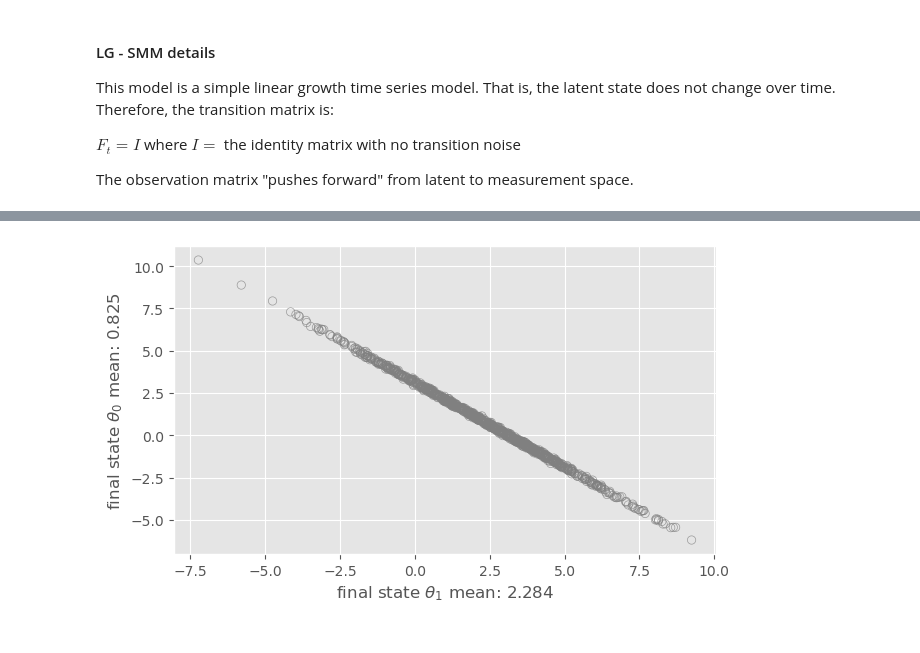
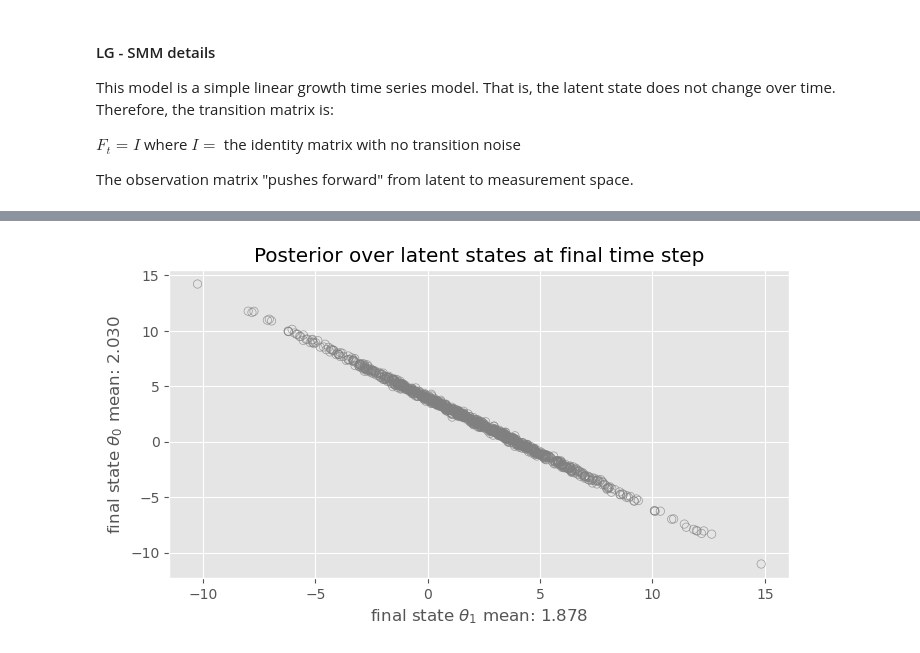
Before and after one commit to GStechschulte/books-with-code, a Jupyter notebook: bmcp/ch_6_pyro.ipynb, the cells around one changed output, grey strips where cells are left out. Drawn from its saved outputs; the diff is of its cells as text; code cells hidden in the pictures.

```diff
--- a/bmcp/ch_6_pyro.ipynb
+++ b/bmcp/ch_6_pyro.ipynb
@@ -531,24 +412,20 @@ init_dist = dist.Normal(0., 5.).expand([2]).to_event(1)
 
 # F_t
 trans_matrix = torch.eye(2)
-#trans_matrix = torch.exp(-1 / timescale)[..., None, None]
 
 # eta_t ~ Normal(), Q_t)
-trans_dist = dist.Normal(0., 1e-2).expand([2]).to_event(1)
+trans_dist = dist.Normal(0., 0.05).expand([2]).to_event(1)
 
 # H_t
 # hidden_dim x obs_dim
 obs_matrix = torch.tensor([[1.], [1.]])
 obs_dist = dist.Normal(0., 0.4).expand([1]).to_event(1)
 # %%
-lgsmm_sample = dist.GaussianHMM(
+gaussian_hmm = dist.GaussianHMM(
     initial_dist=init_dist,
     transition_matrix=trans_matrix,
     transition_dist=trans_dist,
     observation_dist=obs_dist,
     observation_matrix=obs_matrix,
     duration=time_stamp.size(-2)
-    ).sample()
-
-plt.figure(figsize=(8, 3))
-plt.plot(time_stamp, lgsmm_sample);
+    )
@@ -555,20 +440,18 @@ plt.plot(time_stamp, lgsmm_sample);
 # %%
-# Compute posterior over final state given a sequence of observations.
-lgsmm_filter = dist.GaussianHMM(
-    initial_dist=init_dist,
-    transition_matrix=trans_matrix,
-    transition_dist=trans_dist,
-    observation_dist=obs_dist,
-    observation_matrix=obs_matrix,
-    duration=time_stamp.size(-2)
-    ).filter(value=y).sample([1000])
+# Compute posterior distribution over latent states
+# at the final time given a sequence of observations.
+lgsmm_filter = gaussian_hmm.filter(value=y).sample([1000])
 
-plt.figure(figsize=(7, 4))
+theta_1 = lgsmm_filter[:, 0].mean()
+theta_0 = lgsmm_filter[:, 1].mean()
+
+plt.figure(figsize=(8, 4))
 plt.scatter(
     lgsmm_filter[:, 0], lgsmm_filter[:, 1],
     alpha=0.75, facecolors='none', edgecolors='grey'
     );
 plt.xlabel(f'final state $\\theta_1$ mean: {lgsmm_filter[:, 0].mean():.3f}');
 plt.ylabel(f'final state $\\theta_0$ mean: {lgsmm_filter[:, 1].mean():.3f}');
+plt.title('Posterior over latent states at final time step');
 # %% [output]
-[figure, old version]
+[figure, new version]
```
Also changed, not shown: parts of 50 cells of this notebook.
